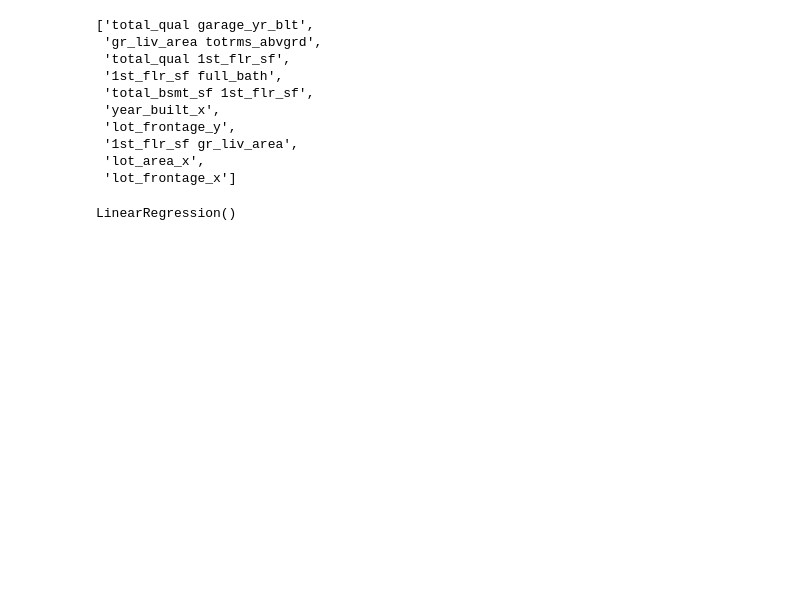
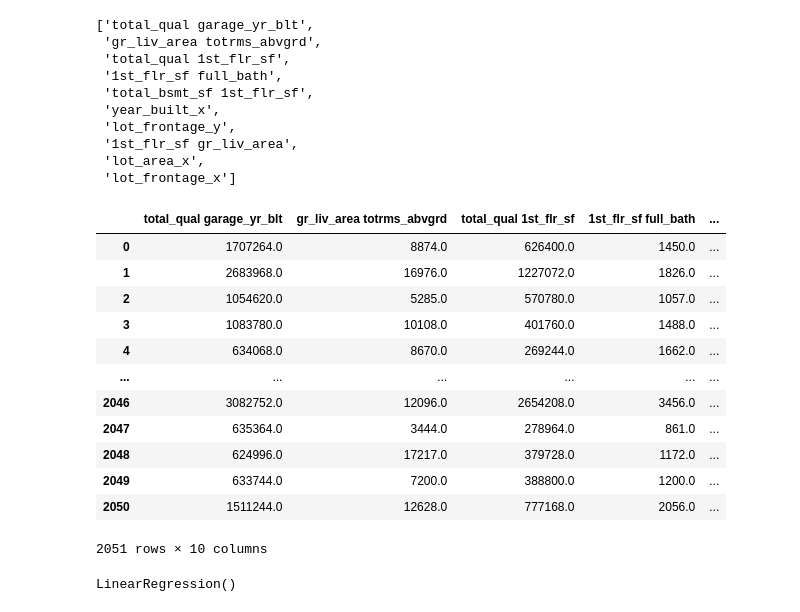
Before and after one commit to robbherndon/Ames-Housing, a Jupyter notebook: Code/Polynomial and Dummy MLR.ipynb, the cells around one changed output. Drawn from its saved outputs; the diff is of its cells as text; code cells hidden in the pictures; blank space fills up the shorter version.

```diff
--- a/Code/Polynomial and Dummy MLR.ipynb
+++ b/Code/Polynomial and Dummy MLR.ipynb
@@ -255,4 +268,19 @@ lasso_features
  'lot_frontage_x']
 # %%
 X_train_lasso = train[lasso_features]
+X_train_lasso
+# %% [output]
+|  | total_qual garage_yr_blt | gr_liv_area totrms_abvgrd | total_qual 1st_flr_sf | 1st_flr_sf full_bath | ... |
+| 0 | 1707264.0 | 8874.0 | 626400.0 | 1450.0 | ... |
+| 1 | 2683968.0 | 16976.0 | 1227072.0 | 1826.0 | ... |
+| 2 | 1054620.0 | 5285.0 | 570780.0 | 1057.0 | ... |
+| 3 | 1083780.0 | 10108.0 | 401760.0 | 1488.0 | ... |
+| 4 | 634068.0 | 8670.0 | 269244.0 | 1662.0 | ... |
+| ... | ... | ... | ... | ... | ... |
+| 2046 | 3082752.0 | 12096.0 | 2654208.0 | 3456.0 | ... |
+| 2047 | 635364.0 | 3444.0 | 278964.0 | 861.0 | ... |
+| 2048 | 624996.0 | 17217.0 | 379728.0 | 1172.0 | ... |
+| 2049 | 633744.0 | 7200.0 | 388800.0 | 1200.0 | ... |
+| 2050 | 1511244.0 | 12628.0 | 777168.0 | 2056.0 | ... |
+2051 rows × 10 columns
 # %%
```
Also changed, not shown: parts of 14 cells of this notebook, 13 other files.
